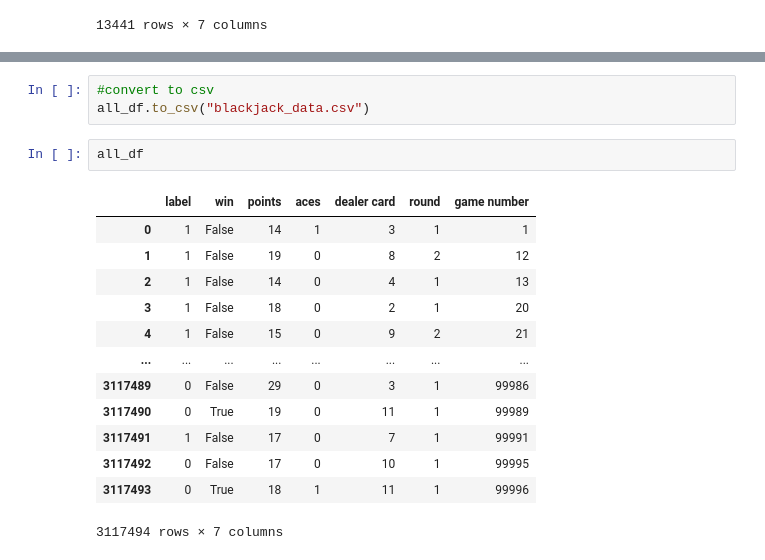
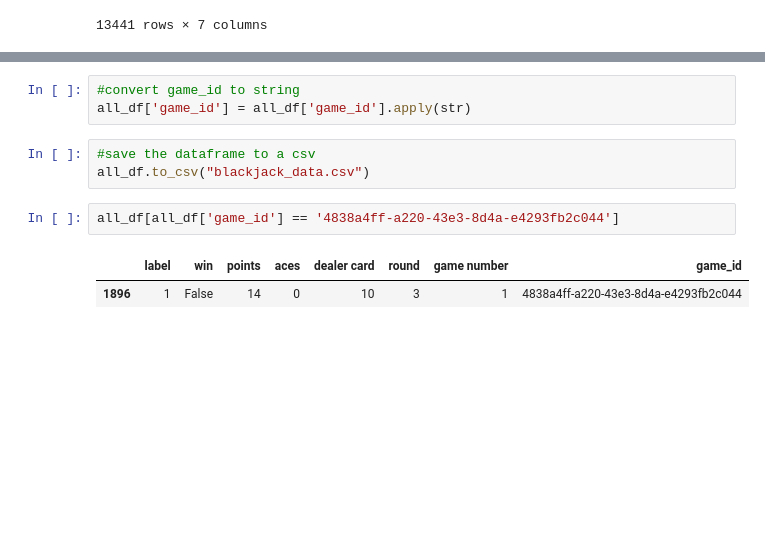
Before and after one commit to AlexanderGrunewald/CMSE-202-Group-Project, a Jupyter notebook: Game Running.ipynb, the cells around one changed output, grey strips where cells are left out. Cells and saved outputs as stored; diff of their text form; blank space fills up the shorter version.

```diff
--- a/Game Running.ipynb
+++ b/Game Running.ipynb
@@ -425,19 +426,11 @@ all_df.reset_index(drop=True, inplace=True)
-# %%
-#convert to csv
-all_df.to_csv("blackjack_data.csv")
-# %%
-all_df
-# %% [output]
-|  | label | win | points | aces | dealer card | round | game number |
-| 0 | 1 | False | 14 | 1 | 3 | 1 | 1 |
-| 1 | 1 | False | 19 | 0 | 8 | 2 | 12 |
-| 2 | 1 | False | 14 | 0 | 4 | 1 | 13 |
-| 3 | 1 | False | 18 | 0 | 2 | 1 | 20 |
-| 4 | 1 | False | 15 | 0 | 9 | 2 | 21 |
-| ... | ... | ... | ... | ... | ... | ... | ... |
-| 3117489 | 0 | False | 29 | 0 | 3 | 1 | 99986 |
-| 3117490 | 0 | True | 19 | 0 | 11 | 1 | 99989 |
-| 3117491 | 1 | False | 17 | 0 | 7 | 1 | 99991 |
-| 3117492 | 0 | False | 17 | 0 | 10 | 1 | 99995 |
-| 3117493 | 0 | True | 18 | 1 | 11 | 1 | 99996 |
-3117494 rows × 7 columns
+# %%
+#convert game_id to string
+all_df['game_id'] = all_df['game_id'].apply(str)
+# %%
+#save the dataframe to a csv
+all_df.to_csv("blackjack_data.csv")
+# %%
+all_df[all_df['game_id'] == '4838a4ff-a220-43e3-8d4a-e4293fb2c044']
+# %% [output]
+|  | label | win | points | aces | dealer card | round | game number | game_id |
+| 1896 | 1 | False | 14 | 0 | 10 | 3 | 1 | 4838a4ff-a220-43e3-8d4a-e4293fb2c044 |
```
Also changed, not shown: parts of 10 cells of this notebook.
